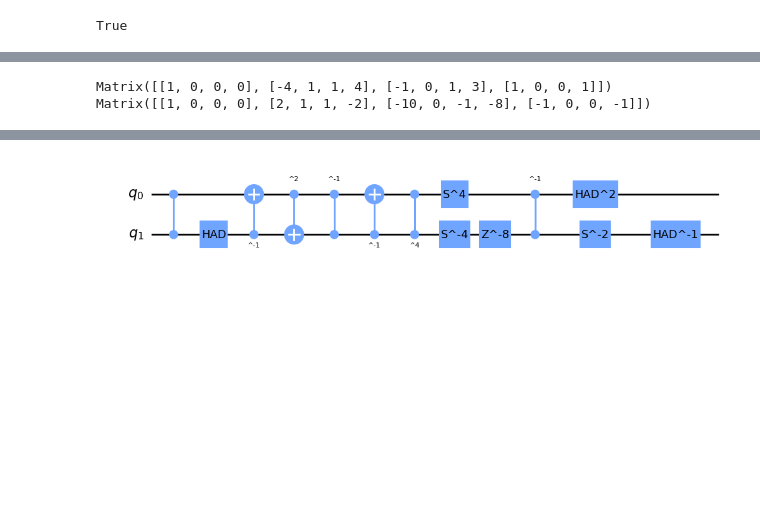
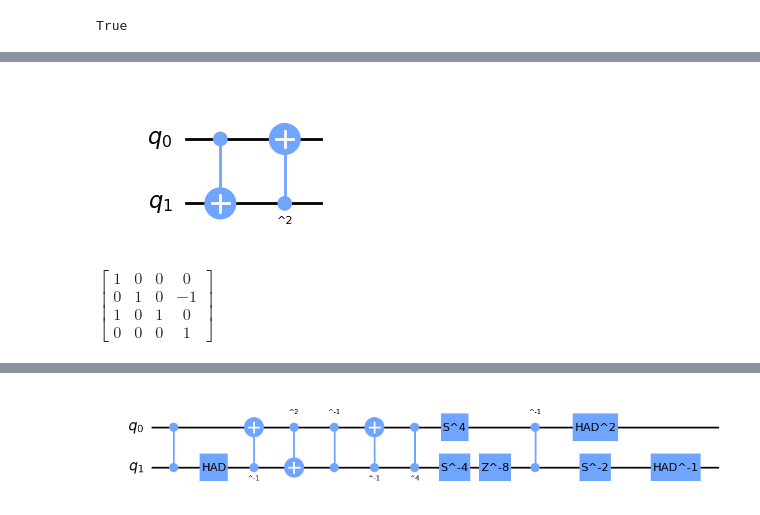
Before and after one commit to jvdwetering/dizx, a Jupyter notebook: notebooks/CircuitSimplifierHacking.ipynb, the cells around one changed output, grey strips where cells are left out. Cells and saved outputs as stored; diff of their text form; code cells hidden in the pictures; blank space fills up the shorter version.

```diff
--- a/notebooks/CircuitSimplifierHacking.ipynb
+++ b/notebooks/CircuitSimplifierHacking.ipynb
@@ -186,7 +190,17 @@ None
-# %%
-print(c.to_symplectic_matrix())
-print(c2.to_symplectic_matrix())
-#dizx.symplectic.compare_matrices(,c2.to_symplectic_matrix(),3)
-# %% [output]
-Matrix([[1, 0, 0, 0], [-4, 1, 1, 4], [-1, 0, 1, 3], [1, 0, 0, 1]])
-Matrix([[1, 0, 0, 0], [2, 1, 1, -2], [-10, 0, -1, -8], [-1, 0, 0, -1]])
+# %%
+qasm = r"""
+OPENQASM 2.0;
+include "qelib1.inc";
+quditdim 3
+qreg q[2];
+cx q[0], q[1];
+cx^2 q[1], q[0];
+"""
+c = dizx.Circuit.from_qasm(qasm)
+c.draw()
+# %% [output]
+[figure, added]
+# %%
+dizx.symplectic.CX(0,1,2,1)
+# %% [output]
+$\displaystyle \left[\begin{matrix}1 & 0 & 0 & 0\\0 & 1 & 0 & -1\\1 & 0 & 1 & 0\\0 & 0 & 0 & 1\end{matrix}\right]$
```
Also changed, not shown: parts of 15 cells of this notebook, 6 other files.
